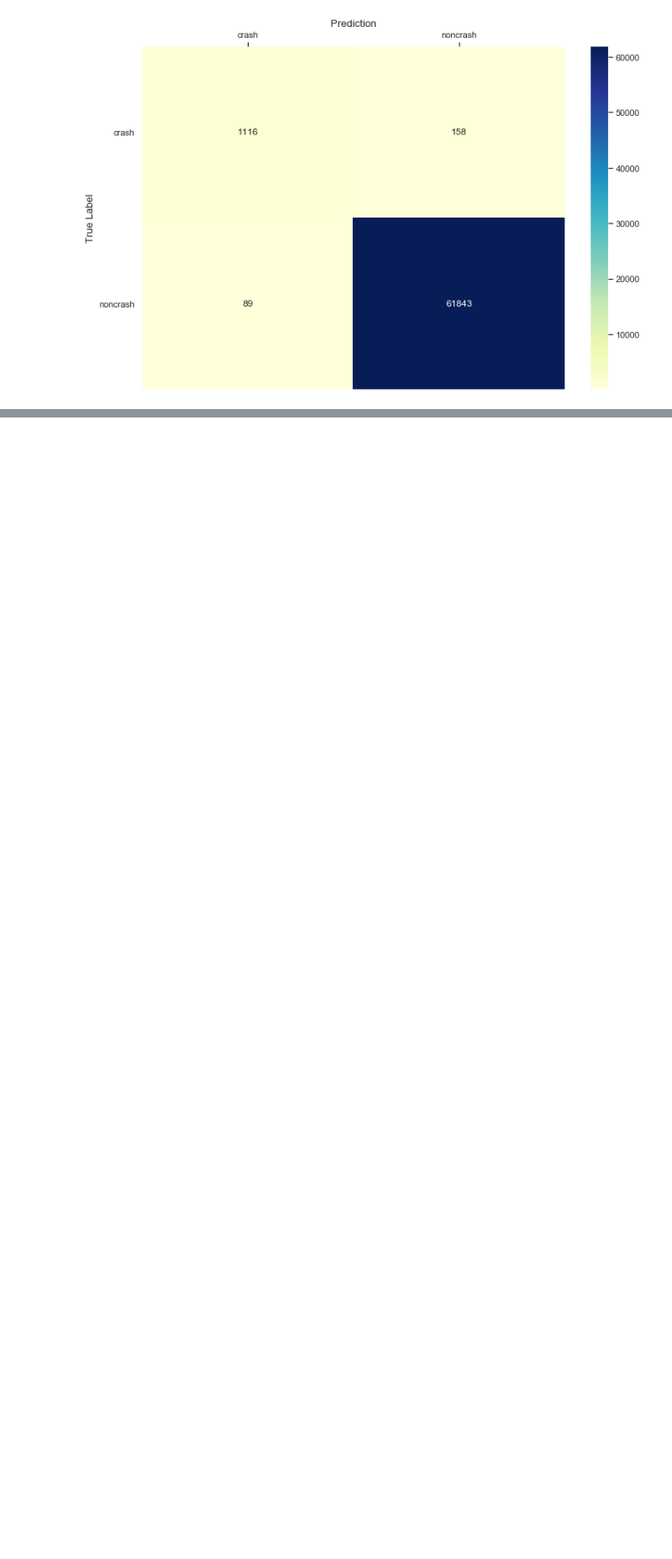
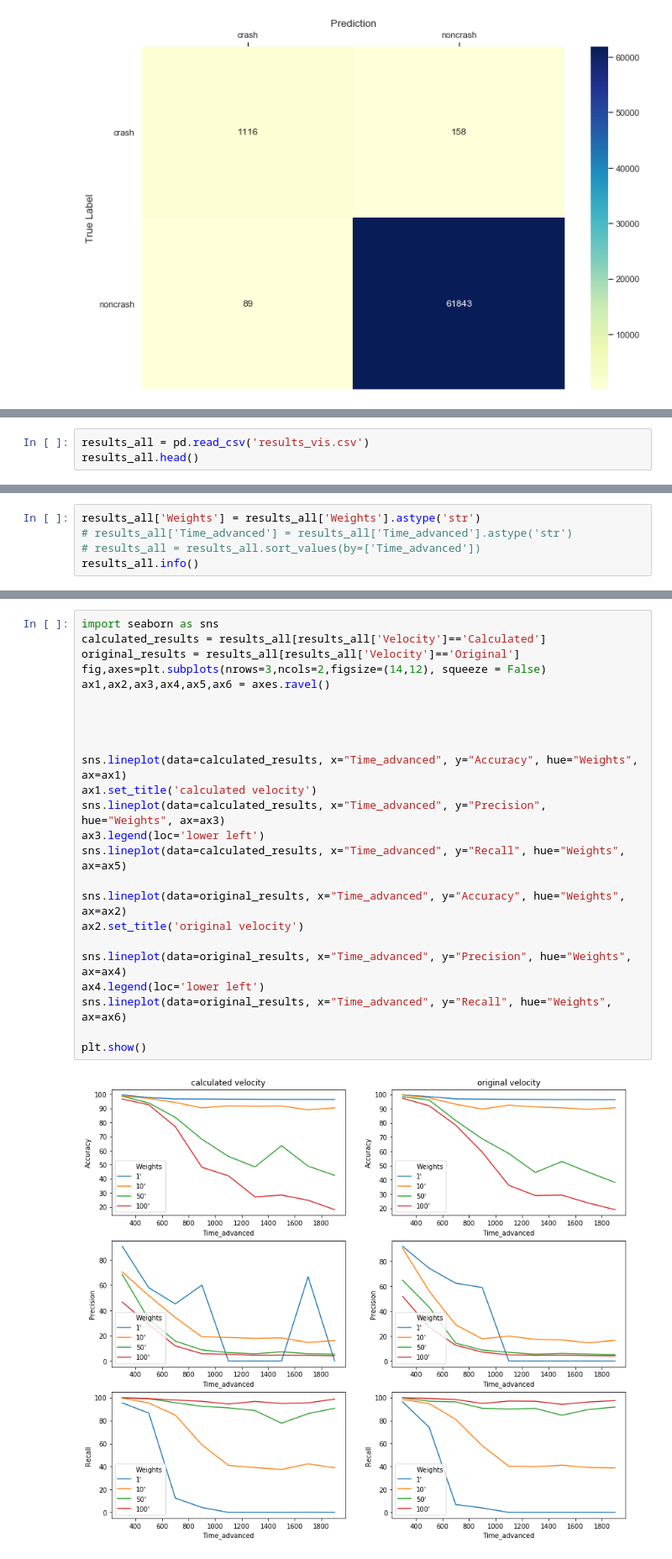
Before and after one commit to yonglin-wang/spacecraft-crash-predictor, a Jupyter notebook: Codes/space_health.ipynb, the cells around one changed output, grey strips where cells are left out. Shown: that part at 84% size. Saved outputs shown, nothing was run; the diff lists cells and outputs as text; blank space fills up the shorter version.

```diff
--- a/Codes/space_health.ipynb
+++ b/Codes/space_health.ipynb
@@ -837,0 +867,3 @@ ax.xaxis.set_label_position('top')
+# %%
+results_all = pd.read_csv('results_vis.csv')
+results_all.head()
@@ -837,0 +877,5 @@ ax.xaxis.set_label_position('top')
+# %%
+results_all['Weights'] = results_all['Weights'].astype('str')
+# results_all['Time_advanced'] = results_all['Time_advanced'].astype('str')
+# results_all = results_all.sort_values(by=['Time_advanced'])
+results_all.info()
@@ -837,0 +902,26 @@ ax.xaxis.set_label_position('top')
+# %%
+import seaborn as sns
+calculated_results = results_all[results_all['Velocity']=='Calculated']
+original_results = results_all[results_all['Velocity']=='Original']
+fig,axes=plt.subplots(nrows=3,ncols=2,figsize=(14,12), squeeze = False)
+ax1,ax2,ax3,ax4,ax5,ax6 = axes.ravel()
+
+
+
+
+sns.lineplot(data=calculated_results, x="Time_advanced", y="Accuracy", hue="Weights", ax=ax1)
+ax1.set_title('calculated velocity')
+sns.lineplot(data=calculated_results, x="Time_advanced", y="Precision", hue="Weights", ax=ax3)
+ax3.legend(loc='lower left')
+sns.lineplot(data=calculated_results, x="Time_advanced", y="Recall", hue="Weights", ax=ax5)
+
+sns.lineplot(data=original_results, x="Time_advanced", y="Accuracy", hue="Weights",  ax=ax2)
+ax2.set_title('original velocity')
+
+sns.lineplot(data=original_results, x="Time_advanced", y="Precision", hue="Weights", ax=ax4)
+ax4.legend(loc='lower left')
+sns.lineplot(data=original_results, x="Time_advanced", y="Recall", hue="Weights", ax=ax6)
+
+plt.show()
+# %% [output]
+[figure, added]
```
Also changed, not shown: parts of 6 cells of this notebook.
